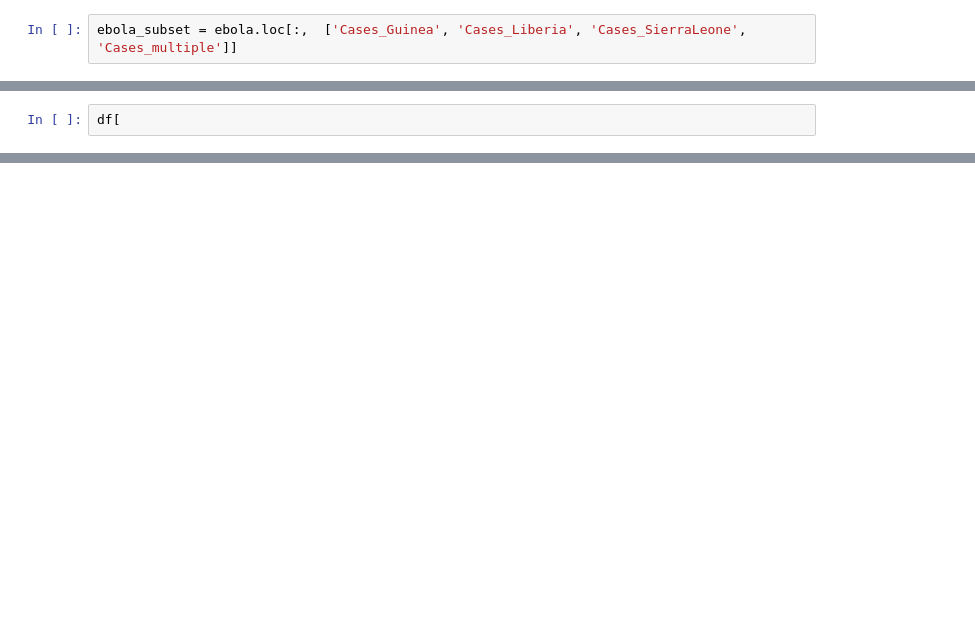
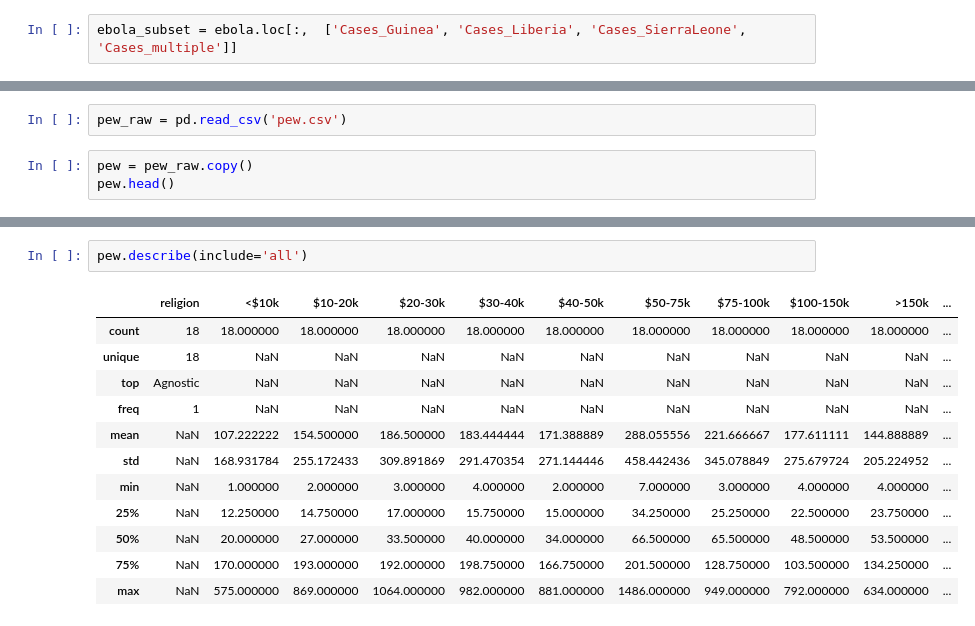
Before and after one commit to jamesbluenote/doit_pandas, a Jupyter notebook: James_pandas_05.ipynb, the cells around one changed output, grey strips where cells are left out. Cells and saved outputs as stored; diff of their text form; blank space fills up the shorter version.

```diff
--- a/James_pandas_05.ipynb
+++ b/James_pandas_05.ipynb
@@ -830,2 +263,5 @@ df1
 # %%
-df[
+pew_raw = pd.read_csv('pew.csv')
+# %%
+pew = pew_raw.copy()
+pew.head()
@@ -831,0 +300,15 @@ df[
+# %%
+pew.describe(include='all')
+# %% [output]
+|  | religion | <$10k | $10-20k | $20-30k | $30-40k | $40-50k | $50-75k | $75-100k | $100-150k | >150k | ... |
+| count | 18 | 18.000000 | 18.000000 | 18.000000 | 18.000000 | 18.000000 | 18.000000 | 18.000000 | 18.000000 | 18.000000 | ... |
+| unique | 18 | NaN | NaN | NaN | NaN | NaN | NaN | NaN | NaN | NaN | ... |
+| top | Agnostic | NaN | NaN | NaN | NaN | NaN | NaN | NaN | NaN | NaN | ... |
+| freq | 1 | NaN | NaN | NaN | NaN | NaN | NaN | NaN | NaN | NaN | ... |
+| mean | NaN | 107.222222 | 154.500000 | 186.500000 | 183.444444 | 171.388889 | 288.055556 | 221.666667 | 177.611111 | 144.888889 | ... |
+| std | NaN | 168.931784 | 255.172433 | 309.891869 | 291.470354 | 271.144446 | 458.442436 | 345.078849 | 275.679724 | 205.224952 | ... |
+| min | NaN | 1.000000 | 2.000000 | 3.000000 | 4.000000 | 2.000000 | 7.000000 | 3.000000 | 4.000000 | 4.000000 | ... |
+| 25% | NaN | 12.250000 | 14.750000 | 17.000000 | 15.750000 | 15.000000 | 34.250000 | 25.250000 | 22.500000 | 23.750000 | ... |
+| 50% | NaN | 20.000000 | 27.000000 | 33.500000 | 40.000000 | 34.000000 | 66.500000 | 65.500000 | 48.500000 | 53.500000 | ... |
+| 75% | NaN | 170.000000 | 193.000000 | 192.000000 | 198.750000 | 166.750000 | 201.500000 | 128.750000 | 103.500000 | 134.250000 | ... |
+| max | NaN | 575.000000 | 869.000000 | 1064.000000 | 982.000000 | 881.000000 | 1486.000000 | 949.000000 | 792.000000 | 634.000000 | ... |
```
Also changed, not shown: parts of 112 cells of this notebook, 1 other file.
